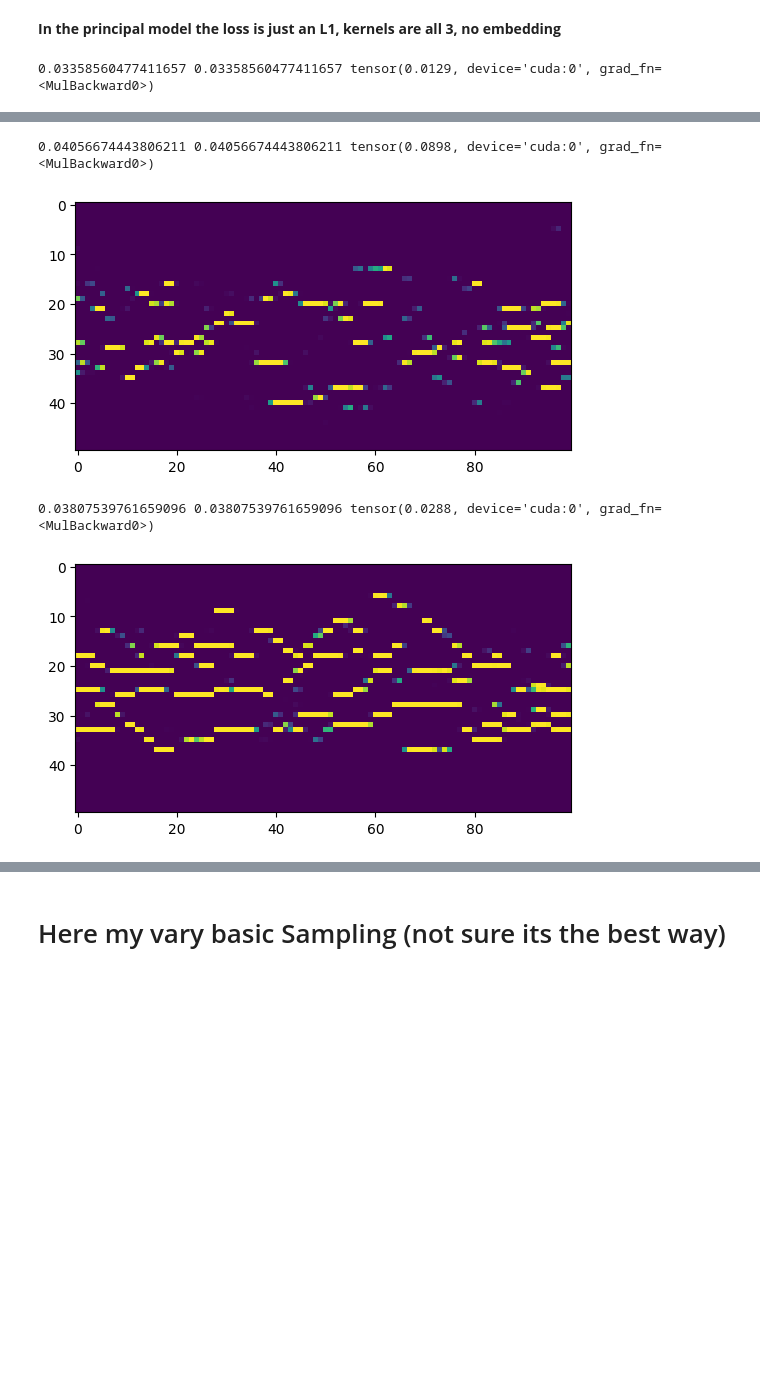
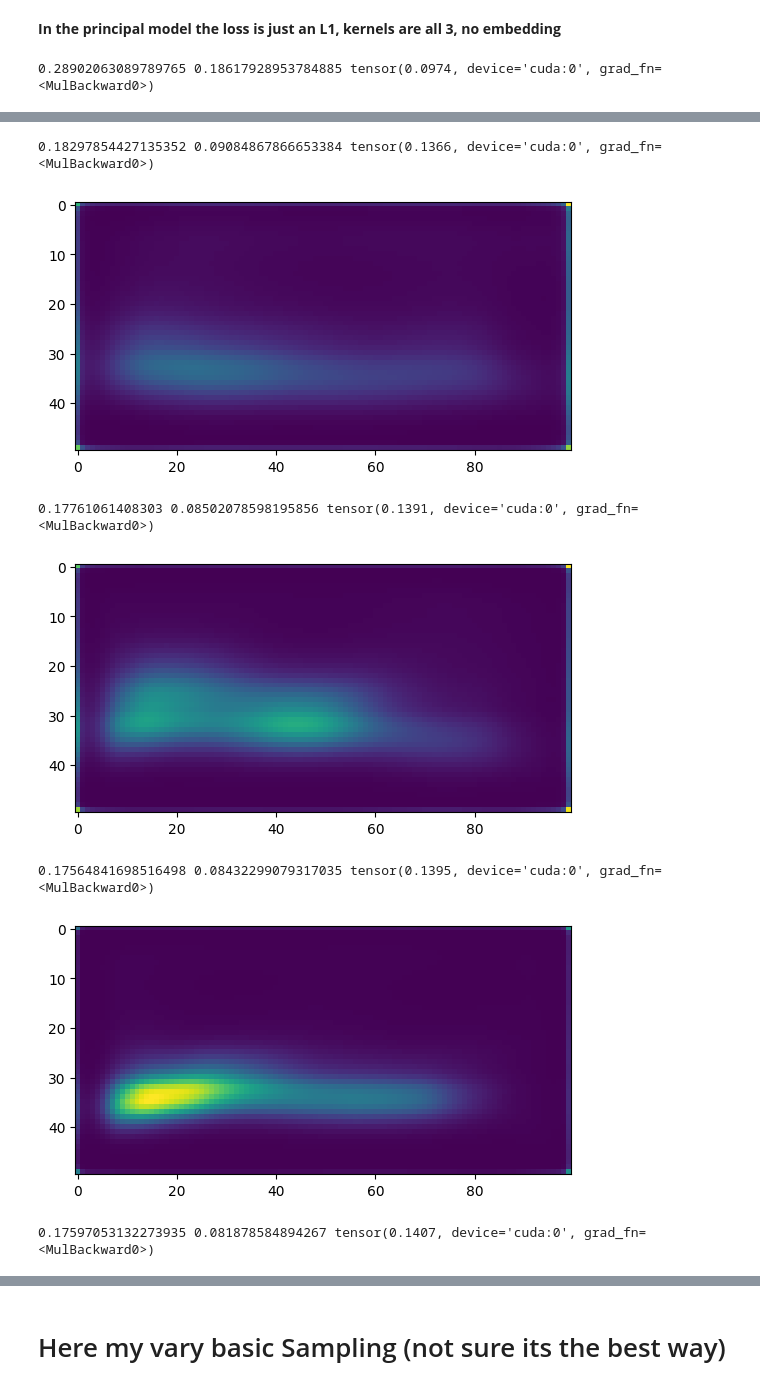
Before and after one commit to MarioPaerle/DIATONICA, a Jupyter notebook: DiscreteBachDiffusion.ipynb, the cells around one changed output, grey strips where cells are left out. Saved outputs shown, nothing was run; the diff lists cells and outputs as text; code cells hidden in the pictures; blank space fills up the shorter version.

Commit message:
Kaggle Notebook | DiscreteDiffusionBach | Version 5

```diff
--- a/DiscreteBachDiffusion.ipynb
+++ b/DiscreteBachDiffusion.ipynb
@@ -61,6 +61,8 @@ device = torch.device("cuda" if torch.cuda.is_available() else "cpu")
 device
 # %% [output]
 device(type='cuda')
+# %%
+VAE = torch.jit.load("/kaggle/input/bachvae1/pytorch/default/1/bachvae1_350epochs.pt")
 # %% [markdown]
 # Looking at the effect of Changing Reppresentation
 # %%
@@ -252,9 +254,9 @@ class UNet(nn.Module):
         self.notes_embedding = nn.Embedding(50, 1)
 
         self.init_conv = nn.Conv2d(in_ch, 64*c, 3, padding=1)
-        self.down1 = ConvBlock(64*c, 128*c, time_emb_dim, k=3)
+        self.down1 = ConvBlock(64*c, 128*c, time_emb_dim, k=(41, 21))
         self.pool1 = nn.Upsample(size=(25, 50), mode='bilinear', align_corners=False)
-        self.down2 = ConvBlock(128*c, 256*c, time_emb_dim, k=3)
+        self.down2 = ConvBlock(128*c, 256*c, time_emb_dim, k=(21, 11))
         self.pool2 = nn.Upsample(size=(20, 25), mode='bilinear', align_corners=False)
         self.down3 = ConvBlock(256*c, 512*c, time_emb_dim)
         self.pool3 = nn.Upsample(size=(16, 12), mode='bilinear', align_corners=False)
@@ -285,7 +287,7 @@ class UNet(nn.Module):
         if False:
             plt.imshow(x[0, 0].cpu().numpy())
             plt.show()
-        x *= torch.sigmoid(notes_emb)
+        #x *= torch.sigmoid(notes_emb)
         if False:
             plt.imshow(x.detach()[0, 0].cpu().numpy())
             plt.show()
@@ -325,6 +327,11 @@ class UNet(nn.Module):
 This add_noise function is a simple implementation of a forward diffusion process with a binomial kernel similar to what Lilac Atassi did in **Generating symbolic music using diffusion models**
 
 The beta is directly assigned here without using a pre scheduled beta for simplicty
+# %%
+def to_128(x):
+    mapped = torch.zeros((x.shape[0], x.shape[1], 128, 100))
+    mapped[:, :, 30:80, :] = x
+    return mapped
 # %%
 def add_noise(roll, t):
     beta = (t + 1) / TIMESTEPS
@@ -338,7 +345,7 @@ The Model is a simple UNet with 4 downsampling, it can be made way more powerful
 
 With the train as implemented now the model tries to restore the entire pianoroll from a random timestep t corrupted image, then the L1 loss is computed with the undestroyed "image"
 # %%
-model = UNet(in_ch=1, time_emb_dim=256, c=1)
+model = UNet(in_ch=1, time_emb_dim=200, c=1)
 model = model.to(device)
 optimizer = Adam(model.parameters(), lr=0.0001)
 total_params = sum(p.numel() for p in model.parameters())
@@ -350,7 +357,7 @@ Number of parameters: 28_347_955
 # %% [markdown]
 **In the principal model the loss is just an L1, kernels are all 3, no embedding**
 # %%
-epochs = 3
+epochs = 5
 for epoch in range(epochs):
     losses1 = []
     losses2 = []
@@ -370,7 +377,15 @@ for epoch in range(epochs):
         """plt.imshow(pred.detach().cpu().numpy()[0, 0])
         plt.show()"""
 
-        loss1 = criterion1(pred, batch)   #+  criterion1(pred, batch) #+ (pred.mean() - batch.mean()).abs()*10
+        loss1 = criterion1(pred, batch)  #+  criterion2(pred, batch) #+ (pred.mean() - batch.mean()).abs()*10
+
+        pred_opened = to_128(pred)
+        pred_opened, _ = VAE.encode(pred_opened.to(device))
+        batch_opened = to_128(batch)
+        batch_opened, _ = VAE.encode(batch_opened.to(device))
+        loss1 += nn.MSELoss()(batch_opened, pred_opened) / 10
+
+
         loss2 = nn.L1Loss()(pred, batch)
 
         loss1.backward()
@@ -383,4 +398,4 @@ for epoch in range(epochs):
     plt.imshow(pred.detach().cpu().numpy()[0, 0])
     plt.show()
 # %% [output]
-0.03358560477411657 0.03358560477411657 tensor(0.0129, device='cuda:0', grad_fn=<MulBackward0>)
+0.28902063089789765 0.18617928953784885 tensor(0.0974, device='cuda:0', grad_fn=<MulBackward0>)
@@ -388,4 +403,7 @@ for epoch in range(epochs):
-0.04056674443806211 0.04056674443806211 tensor(0.0898, device='cuda:0', grad_fn=<MulBackward0>)
+0.18297854427135352 0.09084867866653384 tensor(0.1366, device='cuda:0', grad_fn=<MulBackward0>)
-[figure, old version]
+[figure, new version]
-0.03807539761659096 0.03807539761659096 tensor(0.0288, device='cuda:0', grad_fn=<MulBackward0>)
+0.17761061408303 0.08502078598195856 tensor(0.1391, device='cuda:0', grad_fn=<MulBackward0>)
-[figure, old version]
+[figure, new version]
+0.17564841698516498 0.08432299079317035 tensor(0.1395, device='cuda:0', grad_fn=<MulBackward0>)
+[figure, added]
+0.17597053132273935 0.081878584894267 tensor(0.1407, device='cuda:0', grad_fn=<MulBackward0>)
```
Also changed, not shown: parts of 9 cells of this notebook.
